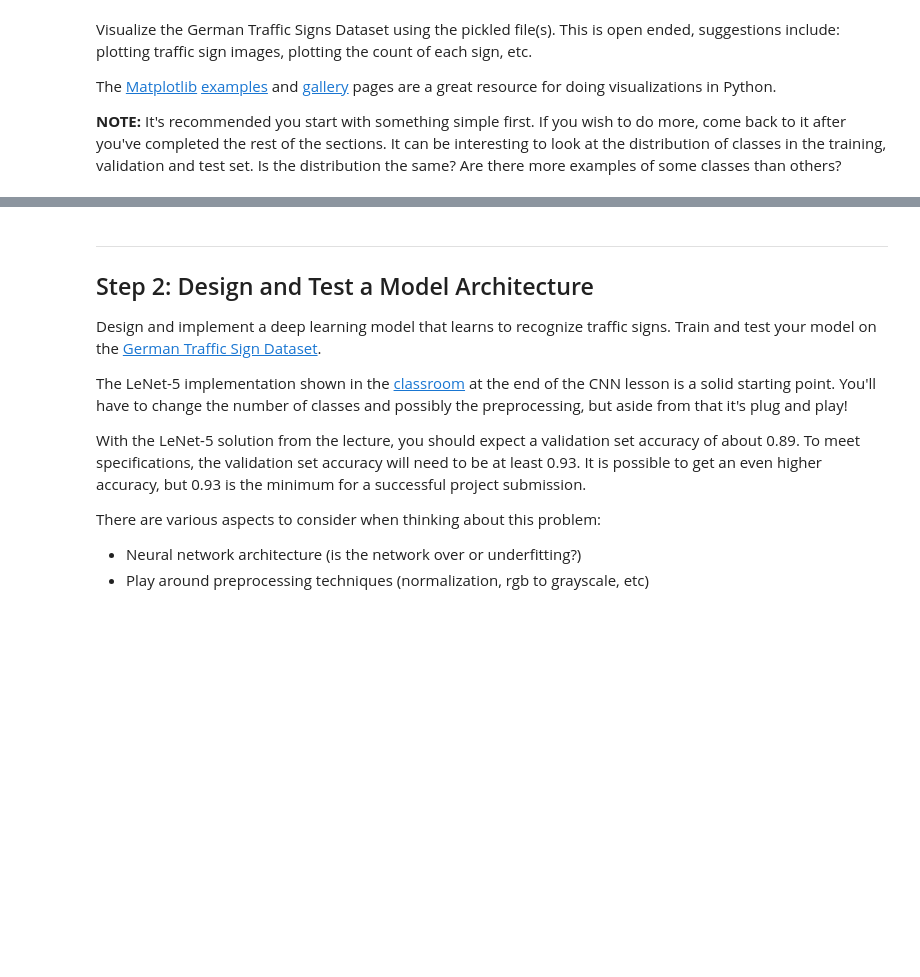
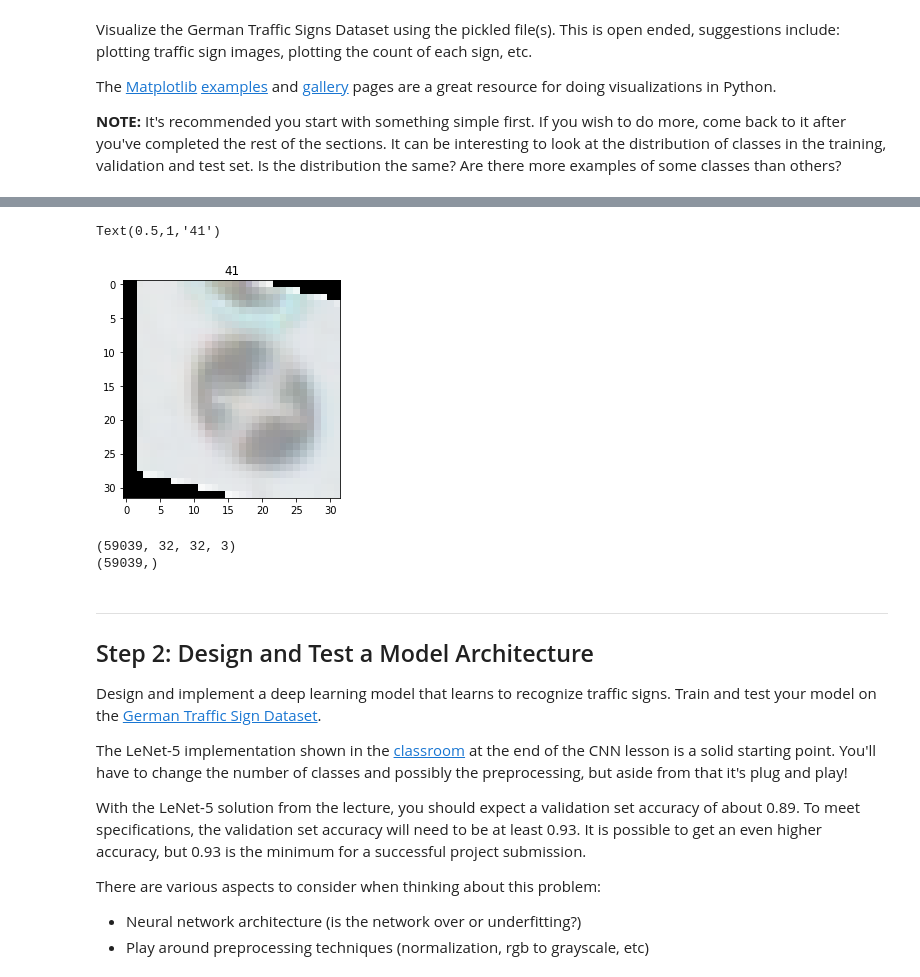
Before and after one commit to velsarav/Traffic-Sign-Classifier, a Jupyter notebook: Traffic_Sign_Classifier.ipynb, the cells around one changed output, grey strips where cells are left out. Cells and saved outputs as stored; diff of their text form; code cells hidden in the pictures; blank space fills up the shorter version.

```diff
--- a/Traffic_Sign_Classifier.ipynb
+++ b/Traffic_Sign_Classifier.ipynb
@@ -127,3 +204,18 @@ plt.show()
+# %%
+plt.imshow(X_train_extended[1])
+plt.title(y_train_extended[1])
+# %% [output]
+Text(0.5,1,'41')
+[figure, added]
+# %%
+X_train = np.append(X_train, X_train_extended, axis=0)
+y_train = np.append(y_train, y_train_extended, axis=0)
+
+print(X_train.shape)
+print(y_train.shape)
+# %% [output]
+(59039, 32, 32, 3)
+(59039,)
 # %% [markdown]
 ----
 
```
Also changed, not shown: parts of 15 cells of this notebook.
